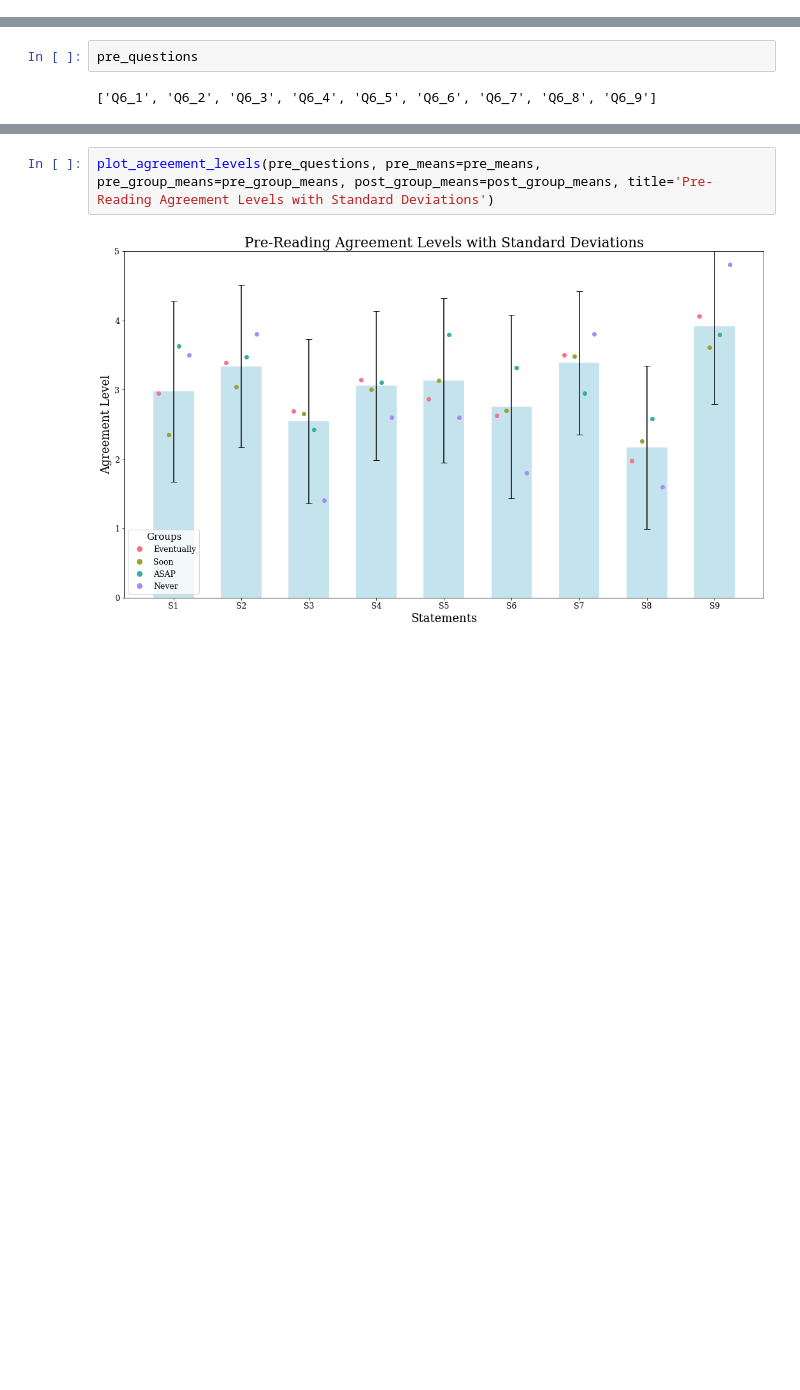
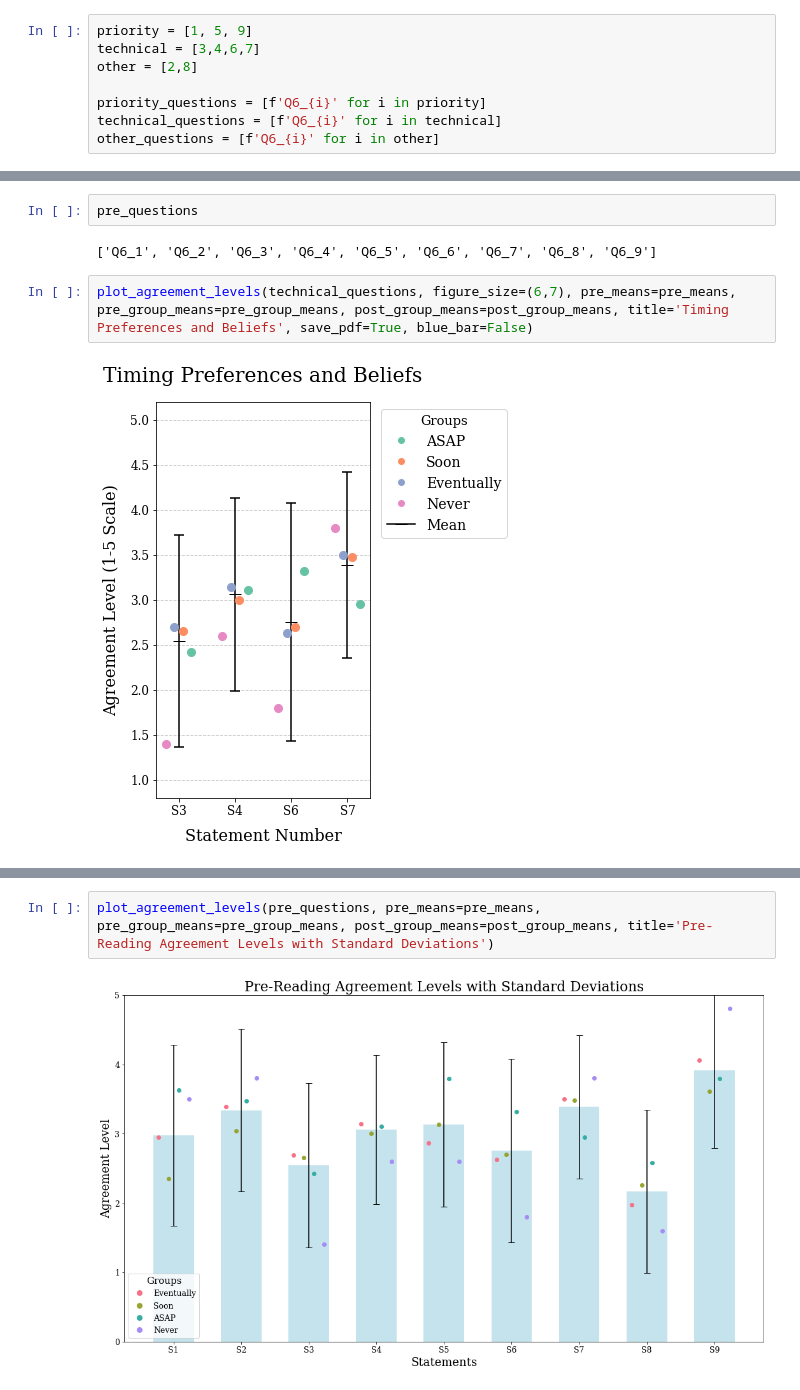
Before and after one commit to sevdeawesome/survey_figures, a Jupyter notebook: intervention_figs/figure_5_sds_by_timlines.ipynb, the cells around one changed output, grey strips where cells are left out. Cells and saved outputs as stored; diff of their text form; blank space fills up the shorter version.

```diff
--- a/intervention_figs/figure_5_sds_by_timlines.ipynb
+++ b/intervention_figs/figure_5_sds_by_timlines.ipynb
@@ -102,6 +102,14 @@ pre_group_means
 | Eventually | 2.944444 | 3.388889 | 2.694444 | 3.138889 | 2.861111 | 2.628571 | 3.500000 | 1.972222 | 4.055556 |
 | Never | 3.500000 | 3.800000 | 1.400000 | 2.600000 | 2.600000 | 1.800000 | 3.800000 | 1.600000 | 4.800000 |
 | Soon | 2.347826 | 3.043478 | 2.652174 | 3.000000 | 3.130435 | 2.695652 | 3.478261 | 2.260870 | 3.608696 |
+# %%
+priority = [1, 5, 9]
+technical = [3,4,6,7]
+other = [2,8]
+
+priority_questions = [f'Q6_{i}' for i in priority]
+technical_questions = [f'Q6_{i}' for i in technical]
+other_questions = [f'Q6_{i}' for i in other]
 # %% [markdown]
 # STANDARD DEVIATION
 # %%
@@ -177,3 +196,7 @@ def plot_agreement_levels(questions_to_include, figure_size=(15, 9), pre_means=N
 pre_questions
 # %% [output]
 ['Q6_1', 'Q6_2', 'Q6_3', 'Q6_4', 'Q6_5', 'Q6_6', 'Q6_7', 'Q6_8', 'Q6_9']
+# %%
+plot_agreement_levels(technical_questions, figure_size=(6,7), pre_means=pre_means, pre_group_means=pre_group_means, post_group_means=post_group_means, title='Timing Preferences and Beliefs', save_pdf=True, blue_bar=False)
+# %% [output]
+[figure, added]
```
Also changed, not shown: parts of 5 cells of this notebook, 9 other files.
